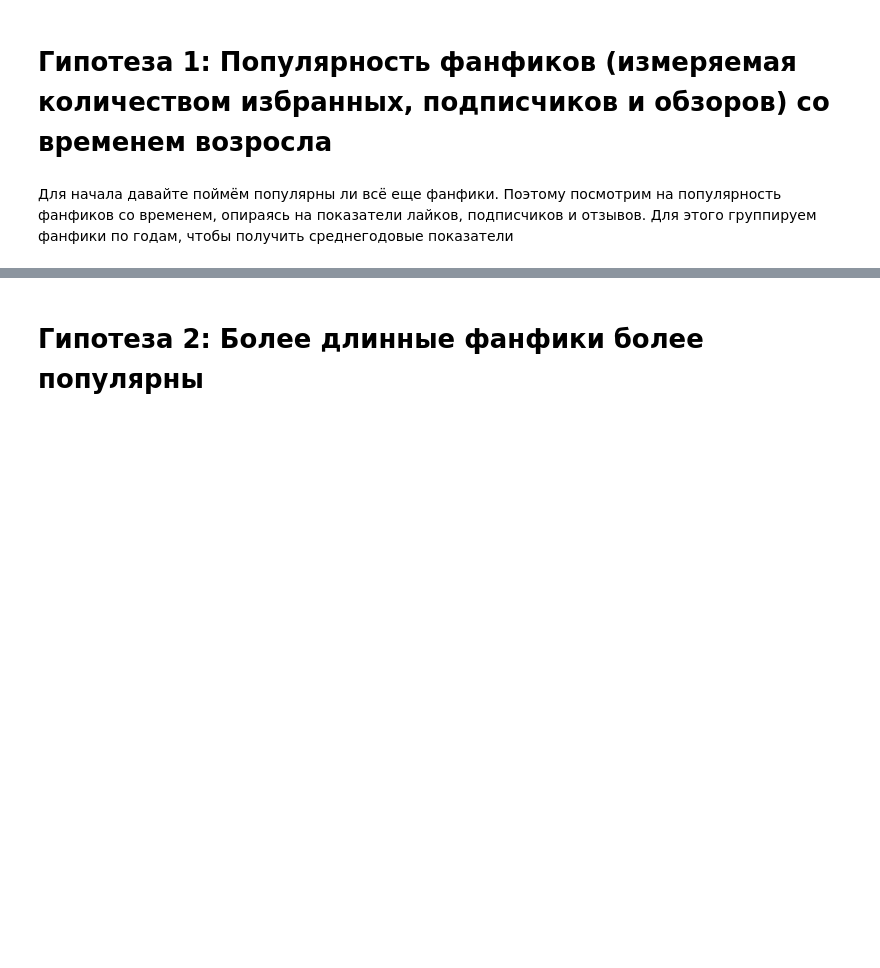
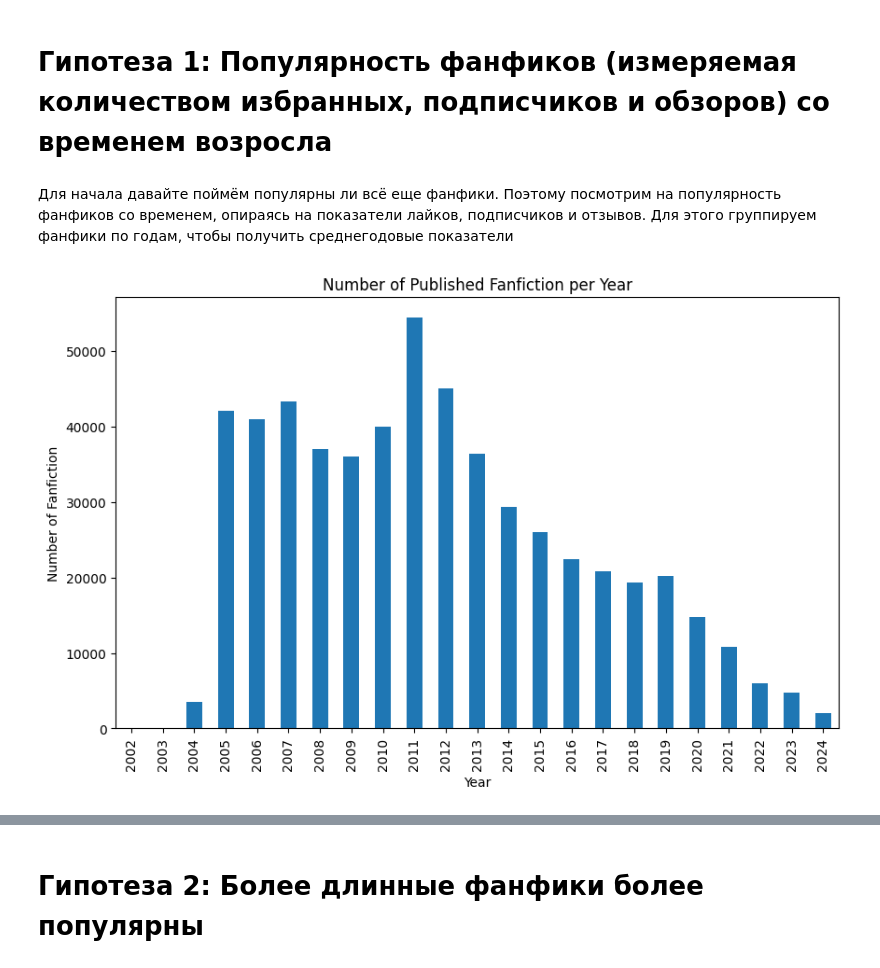
Before and after one commit to Sofiaalmaz/FanfictionProject, a Jupyter notebook: analysis/fanfiction_project.ipynb, the cells around one changed output, grey strips where cells are left out. Cells and saved outputs as stored; diff of their text form; code cells hidden in the pictures; blank space fills up the shorter version.

```diff
--- a/analysis/fanfiction_project.ipynb
+++ b/analysis/fanfiction_project.ipynb
@@ -84,0 +149,12 @@ yearly_data = df.groupby("year").agg({"Favs": "mean", "Follows": "mean", "Review
+# %%
+# Количество опубликованных фанфиков по годам
+fanfics_per_year = df.groupby('year').size()
+
+plt.figure(figsize=(10, 6))
+fanfics_per_year.plot(kind='bar')
+plt.title('Number of Published Fanfiction per Year')
+plt.xlabel('Year')
+plt.ylabel('Number of Fanfiction')
+plt.show()
+# %% [output]
+[figure, added]
```
Also changed, not shown: parts of 76 cells of this notebook, 1 other file.
